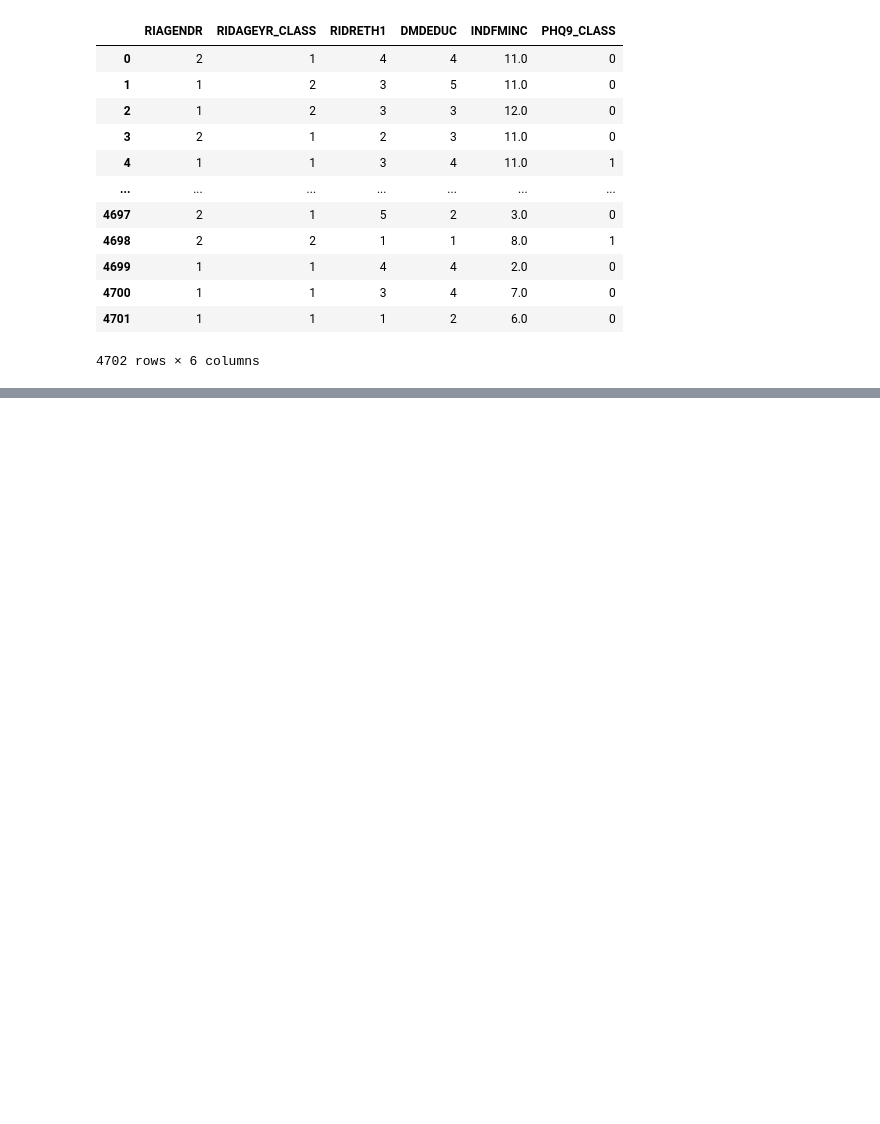
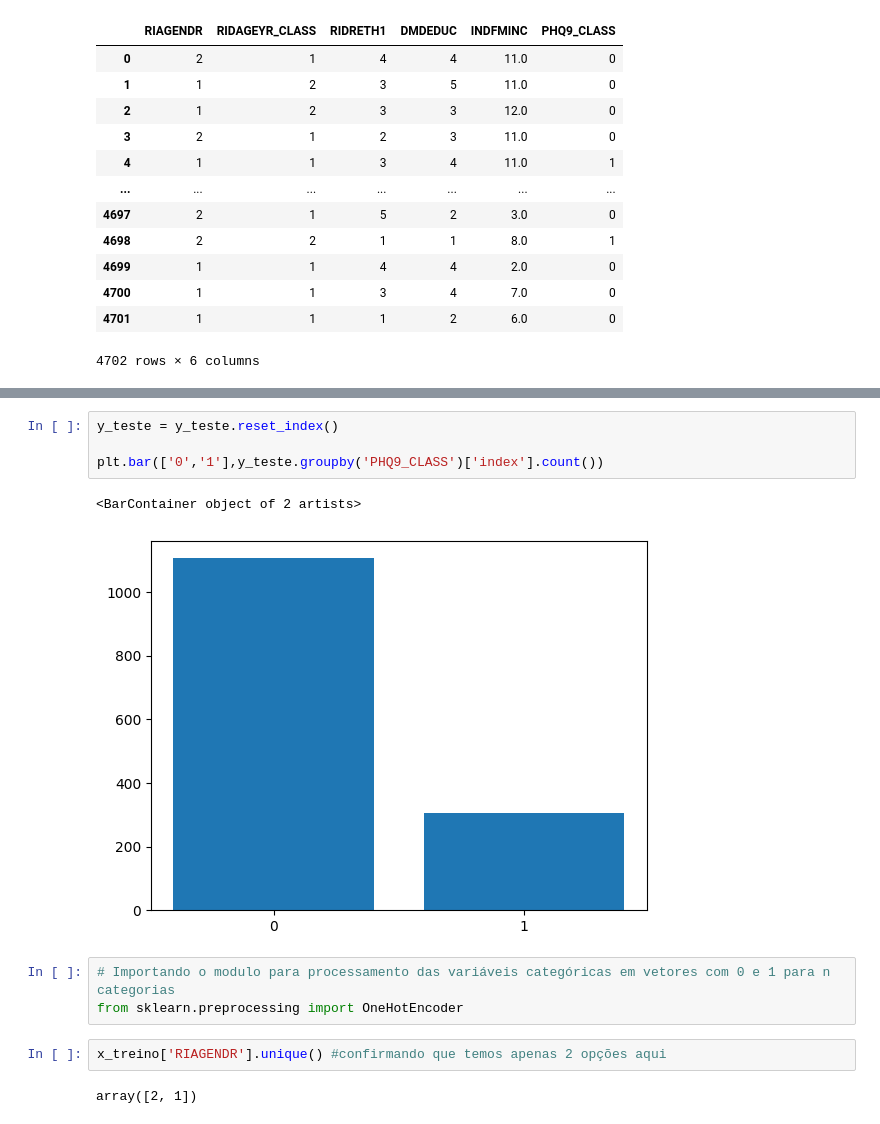
Before and after one commit to LuizAlbino/nhnes-data-project, a Jupyter notebook: logistic-regression.ipynb, the cells around one changed output, grey strips where cells are left out. Saved outputs shown, nothing was run; the diff lists cells and outputs as text; blank space fills up the shorter version.

```diff
--- a/logistic-regression.ipynb
+++ b/logistic-regression.ipynb
@@ -106,0 +115,14 @@ dataset_treino
+# %%
+y_teste = y_teste.reset_index()
+
+plt.bar(['0','1'],y_teste.groupby('PHQ9_CLASS')['index'].count())
+# %% [output]
+<BarContainer object of 2 artists>
+[figure, added]
+# %%
+# Importando o modulo para processamento das variáveis categóricas em vetores com 0 e 1 para n categorias
+from sklearn.preprocessing import OneHotEncoder
+# %%
+x_treino['RIAGENDR'].unique() #confirmando que temos apenas 2 opções aqui
+# %% [output]
+array([2, 1])
```
Also changed, not shown: parts of 5 cells of this notebook.
